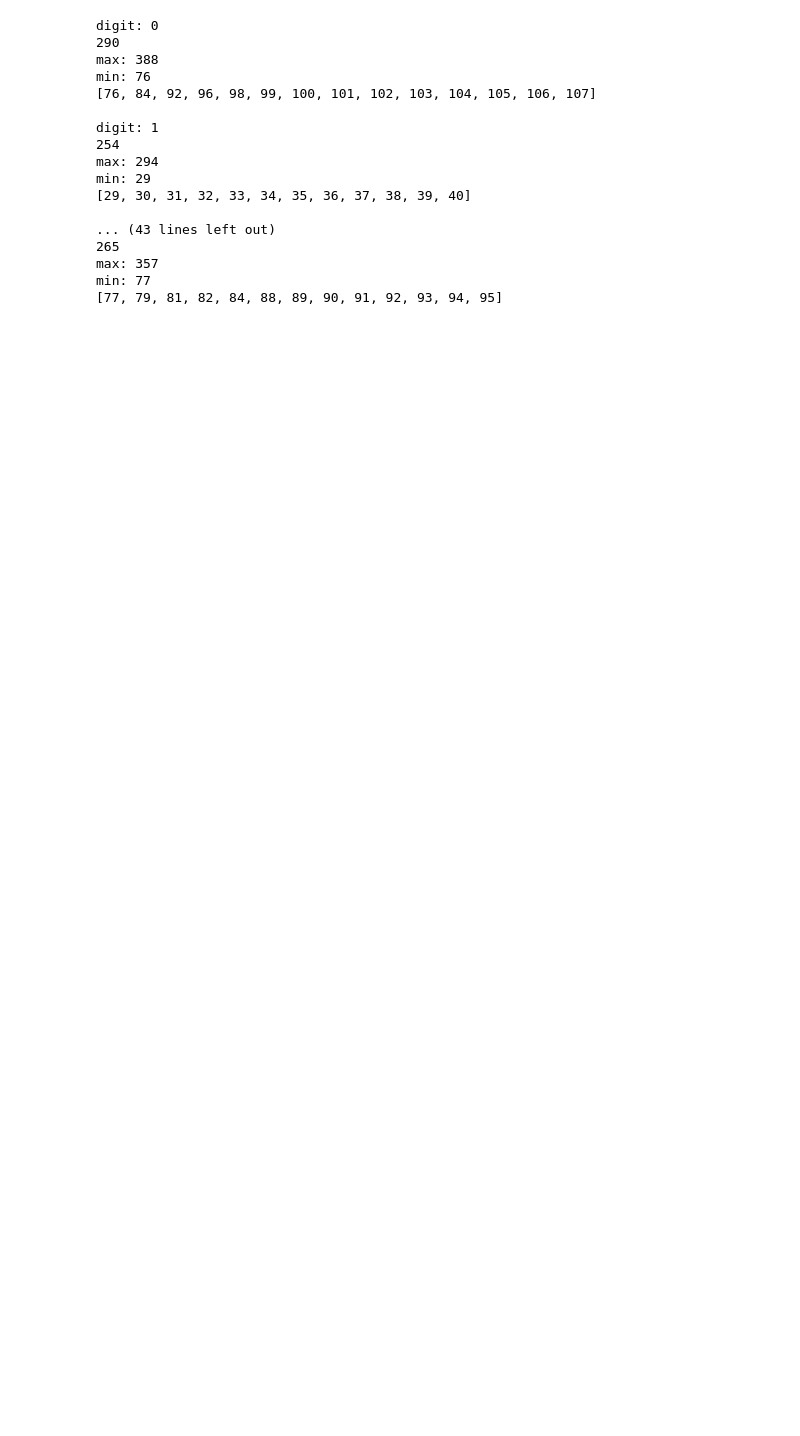
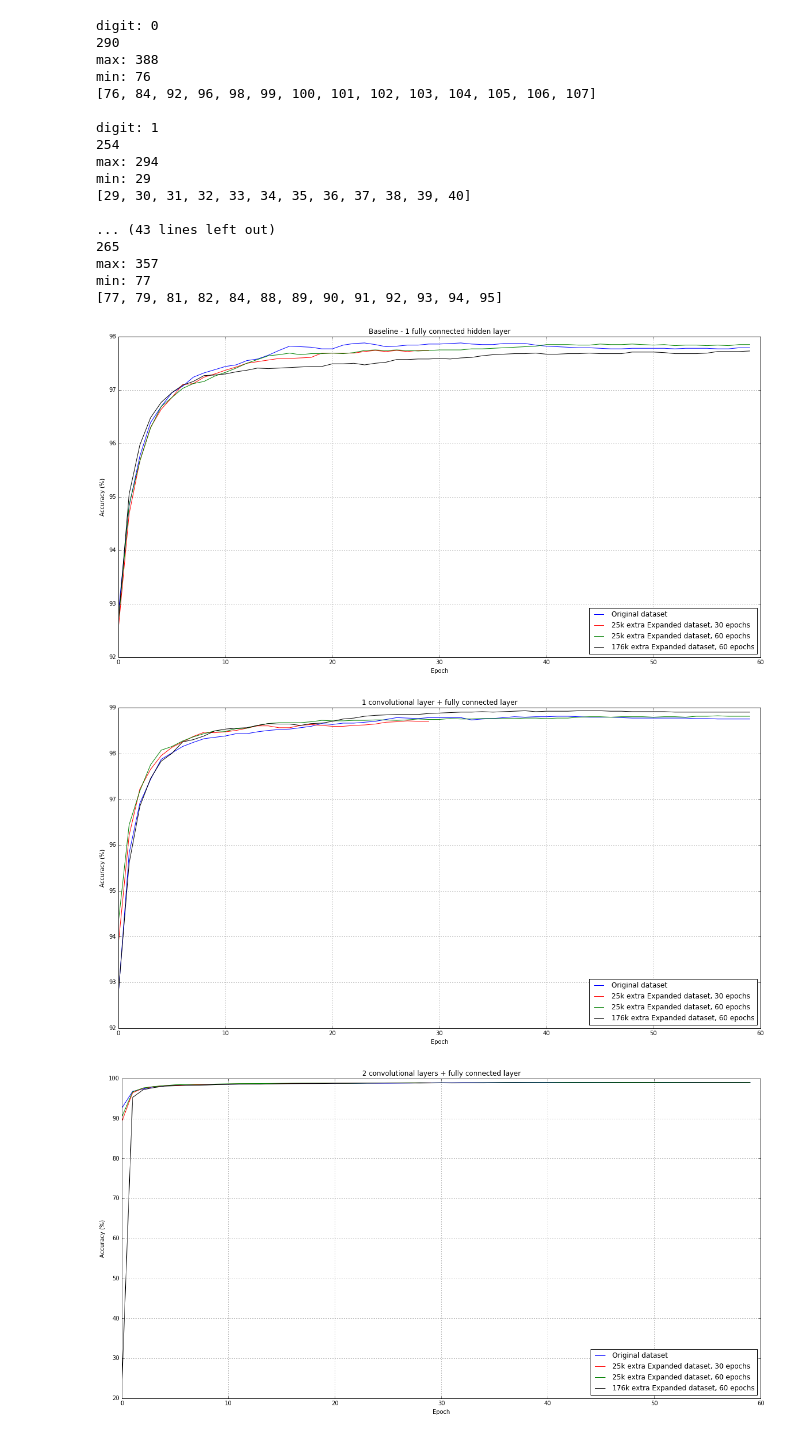
Before and after one commit to nkini/neural-networks-and-deep-learning, a Jupyter notebook: src/HW2.ipynb, the cells around one changed output. Drawn from its saved outputs; the diff is of its cells as text; code cells hidden in the pictures; blank space fills up the shorter version.

Commit message:
results with 176k expanded graphed

```diff
--- a/src/HW2.ipynb
+++ b/src/HW2.ipynb
@@ -608,0 +629,48 @@ min: 77
+# %%
+#Without any extra data. 60 epochs
+hw1 = [[92.84,94.83,95.76,96.39,96.69,96.95,97.07,97.24,97.32,97.38,97.44,97.47,97.55,97.58,97.65,97.74,97.82,97.81,97.80,97.77,97.77,97.84,97.87,97.88,97.85,97.81,97.82,97.84,97.84,97.86,97.86,97.87,97.88,97.86,97.85,97.85,97.87,97.87,97.87,97.84,97.82,97.81,97.80,97.79,97.79,97.78,97.77,97.77,97.78,97.78,97.78,97.78,97.77,97.78,97.78,97.78,97.77,97.77,97.79,97.79],[92.75,95.82,96.91,97.43,97.87,98.01,98.15,98.24,98.32,98.35,98.38,98.43,98.43,98.47,98.50,98.52,98.53,98.56,98.59,98.65,98.63,98.66,98.66,98.68,98.70,98.74,98.78,98.77,98.76,98.78,98.78,98.78,98.78,98.73,98.75,98.76,98.78,98.80,98.79,98.80,98.80,98.81,98.81,98.80,98.79,98.79,98.79,98.78,98.77,98.77,98.77,98.77,98.77,98.77,98.76,98.76,98.75,98.75,98.75,98.75],[92.66,96.78,97.40,97.94,98.15,98.26,98.36,98.44,98.50,98.55,98.57,98.60,98.61,98.64,98.68,98.72,98.73,98.75,98.78,98.77,98.79,98.79,98.80,98.84,98.83,98.83,98.85,98.87,98.92,98.92,98.94,98.94,98.96,98.96,98.96,98.97,98.99,99.01,99.00,99.00,99.00,99.00,99.01,99.02,99.02,99.01,99.02,99.03,99.03,99.03,99.03,99.03,99.01,99.02,99.02,99.02,99.03,99.03,99.03,99.03],[93.65,97.06,97.76,97.99,98.12,98.19,98.30,98.46,98.46,98.51,98.51,98.49,98.47,98.46,98.48,98.48,98.49,98.47,98.49,98.47,98.46,98.48,98.48,98.50,98.49,98.49,98.52,98.52,98.55,98.55,98.58,98.57,98.57,98.57,98.56,98.56,98.57,98.57,98.56,98.59,98.59,98.58,98.58,98.58,98.61,98.63,98.64,98.64,98.64,98.65,98.64,98.63,98.61,98.61,98.62,98.62,98.62,98.63,98.62,98.62]]
+
+#With interpolated data. 30 epochs
+hw2 = [[92.54,94.68,95.67,96.30,96.64,96.86,97.10,97.12,97.24,97.30,97.37,97.43,97.50,97.53,97.56,97.59,97.59,97.60,97.61,97.69,97.69,97.69,97.69,97.72,97.74,97.72,97.74,97.72,97.74,97.74],[93.85,96.21,97.22,97.65,97.95,98.13,98.25,98.37,98.46,98.45,98.47,98.50,98.55,98.60,98.60,98.56,98.56,98.61,98.63,98.61,98.59,98.59,98.61,98.62,98.64,98.68,98.69,98.71,98.70,98.70],[89.34,96.43,97.59,97.96,98.20,98.28,98.36,98.48,98.53,98.57,98.62,98.66,98.69,98.69,98.70,98.72,98.78,98.80,98.83,98.85,98.85,98.84,98.88,98.89,98.89,98.90,98.90,98.90,98.91,98.91],[93.40,96.73,97.57,97.95,98.09,98.15,98.24,98.36,98.43,98.47,98.44,98.45,98.45,98.46,98.43,98.45,98.47,98.48,98.47,98.44,98.46,98.46,98.46,98.45,98.46,98.48,98.47,98.48,98.48,98.53]]
+
+#With interpolated data. 60 epochs
+hw2_60 = [[92.66,94.85,95.67,96.29,96.69,96.86,97.03,97.12,97.16,97.26,97.33,97.41,97.50,97.57,97.64,97.66,97.69,97.66,97.68,97.68,97.69,97.68,97.70,97.74,97.75,97.74,97.75,97.74,97.73,97.74,97.75,97.75,97.75,97.77,97.77,97.78,97.79,97.80,97.81,97.82,97.85,97.85,97.85,97.84,97.84,97.86,97.85,97.85,97.86,97.85,97.84,97.85,97.83,97.84,97.84,97.83,97.84,97.83,97.85,97.85],[94.32,96.44,97.18,97.75,98.07,98.15,98.27,98.36,98.43,98.49,98.48,98.54,98.55,98.61,98.65,98.67,98.67,98.67,98.69,98.72,98.71,98.71,98.72,98.72,98.73,98.73,98.72,98.73,98.75,98.74,98.74,98.76,98.75,98.75,98.76,98.76,98.76,98.76,98.77,98.77,98.76,98.77,98.77,98.79,98.80,98.80,98.79,98.80,98.80,98.80,98.79,98.80,98.80,98.79,98.81,98.81,98.82,98.81,98.81,98.81],[90.47,96.66,97.64,98.00,98.22,98.43,98.50,98.55,98.57,98.63,98.68,98.73,98.74,98.75,98.77,98.80,98.83,98.85,98.85,98.85,98.84,98.82,98.83,98.86,98.89,98.90,98.91,98.93,98.93,98.90,98.92,98.90,98.91,98.92,98.94,98.95,98.97,98.97,98.97,98.97,98.97,98.99,99.00,99.00,99.00,99.00,99.01,99.02,99.02,99.02,99.02,99.00,99.01,99.00,99.00,99.01,99.01,99.01,99.01,99.02],[93.70,96.91,97.42,97.73,97.87,97.99,98.04,98.07,98.11,98.22,98.29,98.34,98.34,98.35,98.38,98.45,98.46,98.45,98.45,98.46,98.48,98.47,98.47,98.49,98.50,98.49,98.48,98.48,98.48,98.49,98.51,98.50,98.51,98.51,98.51,98.50,98.49,98.52,98.55,98.55,98.54,98.53,98.53,98.53,98.53,98.51,98.53,98.53,98.54,98.53,98.53,98.53,98.54,98.54,98.54,98.52,98.53,98.52,98.52,98.54]]
+
+#With all interpolated data (176575 additional examples)
+hw2_all_expanded = [[92.68,95.05,95.97,96.48,96.77,96.95,97.09,97.16,97.27,97.28,97.30,97.34,97.37,97.41,97.40,97.41,97.42,97.43,97.44,97.44,97.49,97.49,97.50,97.47,97.50,97.52,97.57,97.57,97.58,97.58,97.59,97.58,97.60,97.61,97.64,97.66,97.67,97.68,97.68,97.69,97.67,97.67,97.68,97.68,97.69,97.68,97.68,97.68,97.71,97.71,97.71,97.70,97.68,97.68,97.68,97.69,97.72,97.72,97.72,97.73],[92.78,95.60,96.84,97.45,97.83,98.00,98.25,98.30,98.38,98.49,98.53,98.55,98.56,98.61,98.65,98.64,98.64,98.61,98.65,98.66,98.70,98.75,98.77,98.81,98.83,98.84,98.85,98.85,98.85,98.87,98.88,98.89,98.90,98.90,98.91,98.90,98.91,98.92,98.93,98.91,98.92,98.92,98.92,98.93,98.93,98.93,98.92,98.92,98.91,98.91,98.91,98.91,98.90,98.90,98.90,98.90,98.90,98.90,98.90,98.90],[23.98,95.26,97.21,97.72,98.09,98.18,98.29,98.30,98.37,98.49,98.54,98.59,98.59,98.59,98.63,98.69,98.72,98.73,98.73,98.75,98.82,98.83,98.85,98.86,98.86,98.87,98.87,98.87,98.86,98.88,98.90,98.88,98.89,98.89,98.89,98.91,98.93,98.93,98.91,98.90,98.90,98.90,98.90,98.91,98.91,98.91,98.92,98.92,98.92,98.93,98.93,98.92,98.93,98.96,98.97,98.97,98.97,98.96,98.96,98.96],[91.92,96.45,97.47,97.77,97.88,98.01,98.07,98.16,98.20,98.30,98.39,98.40,98.45,98.52,98.50,98.49,98.50,98.50,98.52,98.53,98.52,98.54,98.56,98.52,98.51,98.51,98.53,98.52,98.54,98.53,98.54,98.53,98.54,98.56,98.57,98.56,98.56,98.56,98.53,98.51,98.51,98.51,98.51,98.51,98.50,98.48,98.48,98.49,98.48,98.48,98.47,98.47,98.47,98.46,98.47,98.47,98.47,98.44,98.47,98.47]]
+# %%
+titles = ['Baseline - 1 fully connected hidden layer',
+          '1 convolutional layer + fully connected layer',
+          '2 convolutional layers + fully connected layer',
+          '1 convolutional layer without a fully connected layer'
+         ]
+# %%
+import numpy as np
+def plot_accuracies(hw1_accuracy, hw2_accuracy, hw2_60_accuracy, hw2_all_exp_acc, title, num_epochs=60):
+    fig = plt.figure(figsize=(20,10))
+    ax = fig.add_subplot(111)
+    ax.plot(np.arange(0, num_epochs),hw1_accuracy,
+            color='b', label="Original dataset" )
+    ax.plot(np.arange(0, 30),hw2_accuracy,
+            color='r', label="25k extra Expanded dataset, 30 epochs" )
+    ax.plot(np.arange(0, num_epochs),hw2_60_accuracy,
+            color='g', label="25k extra Expanded dataset, 60 epochs" )
+    ax.plot(np.arange(0, num_epochs),hw2_all_exp_acc,
+            color='black', label="176k extra Expanded dataset, 60 epochs" )
+    ax.set_xlim([0, num_epochs])
+    ax.grid(True)
+    ax.set_xlabel('Epoch')
+    ax.set_ylabel('Accuracy (%)')
+    ax.set_title(title)
+    plt.legend(loc="lower right")
+    plt.show()
+# %%
+from matplotlib import pyplot as plt
+%matplotlib inline
+import matplotlib
+for i in range(4):
+    plot_accuracies(hw1[i],hw2[i],hw2_60[i],hw2_all_expanded[i],titles[i])
+# %% [output]
+[figure, added]
+[figure, added]
+[figure, added]
```
Also changed, not shown: parts of 6 cells of this notebook, 2 other files.
